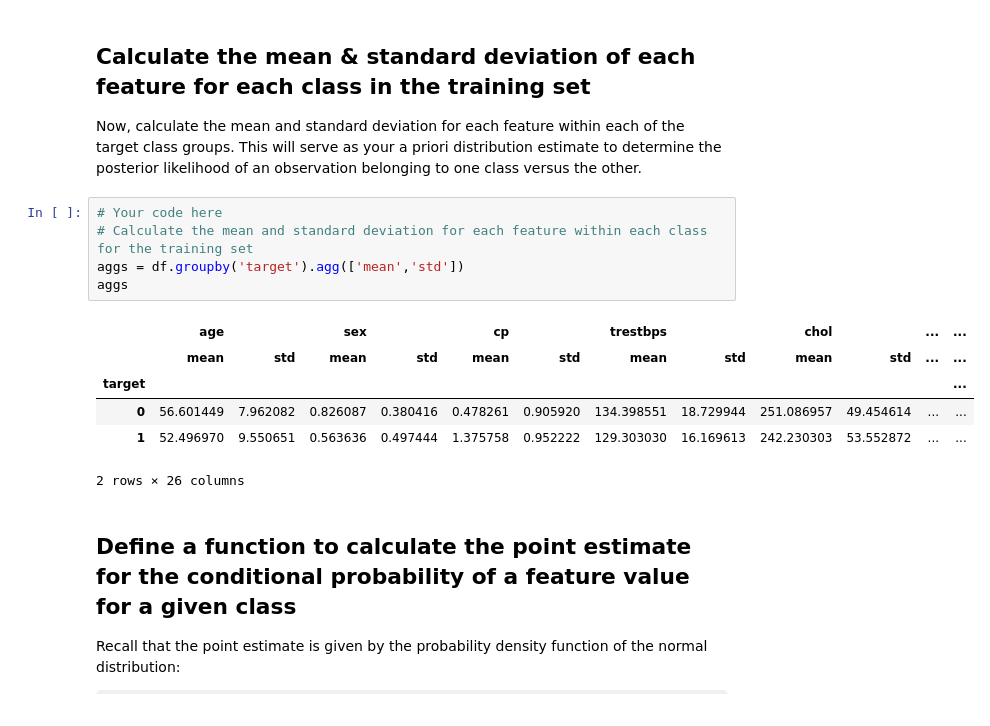
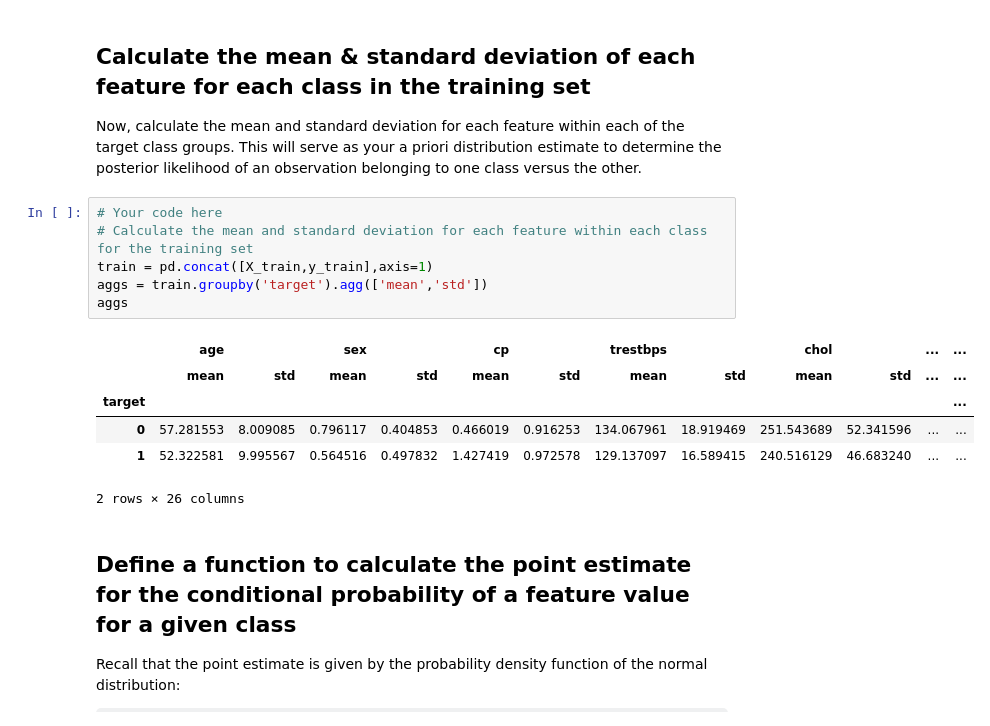
Before and after one commit to CrystalW123/dsc-gaussian-naive-bayes-lab, a Jupyter notebook: index.ipynb, the cells around one changed output. Saved outputs shown, nothing was run; the diff lists cells and outputs as text; some formulas as TeX source.

```diff
--- a/index.ipynb
+++ b/index.ipynb
@@ -57,14 +57,15 @@ Now, calculate the mean and standard deviation for each feature within each of t
 # %%
 # Your code here
 # Calculate the mean and standard deviation for each feature within each class for the training set
-aggs = df.groupby('target').agg(['mean','std'])
+train = pd.concat([X_train,y_train],axis=1)
+aggs = train.groupby('target').agg(['mean','std'])
 aggs
 # %% [output]
 |  | age |  | sex |  | cp |  | trestbps |  | chol |  | ... | ... |
 |  | mean | std | mean | std | mean | std | mean | std | mean | std | ... | ... |
 | target |  |  |  |  |  |  |  |  |  |  |  | ... |
-| 0 | 56.601449 | 7.962082 | 0.826087 | 0.380416 | 0.478261 | 0.905920 | 134.398551 | 18.729944 | 251.086957 | 49.454614 | ... | ... |
-| 1 | 52.496970 | 9.550651 | 0.563636 | 0.497444 | 1.375758 | 0.952222 | 129.303030 | 16.169613 | 242.230303 | 53.552872 | ... | ... |
+| 0 | 57.281553 | 8.009085 | 0.796117 | 0.404853 | 0.466019 | 0.916253 | 134.067961 | 18.919469 | 251.543689 | 52.341596 | ... | ... |
+| 1 | 52.322581 | 9.995567 | 0.564516 | 0.497832 | 1.427419 | 0.972578 | 129.137097 | 16.589415 | 240.516129 | 46.683240 | ... | ... |
 2 rows × 26 columns
 # %% [markdown]
 ## Define a function to calculate the point estimate for the conditional probability of a feature value for a given class
```
Also changed, not shown: parts of 15 cells of this notebook.
